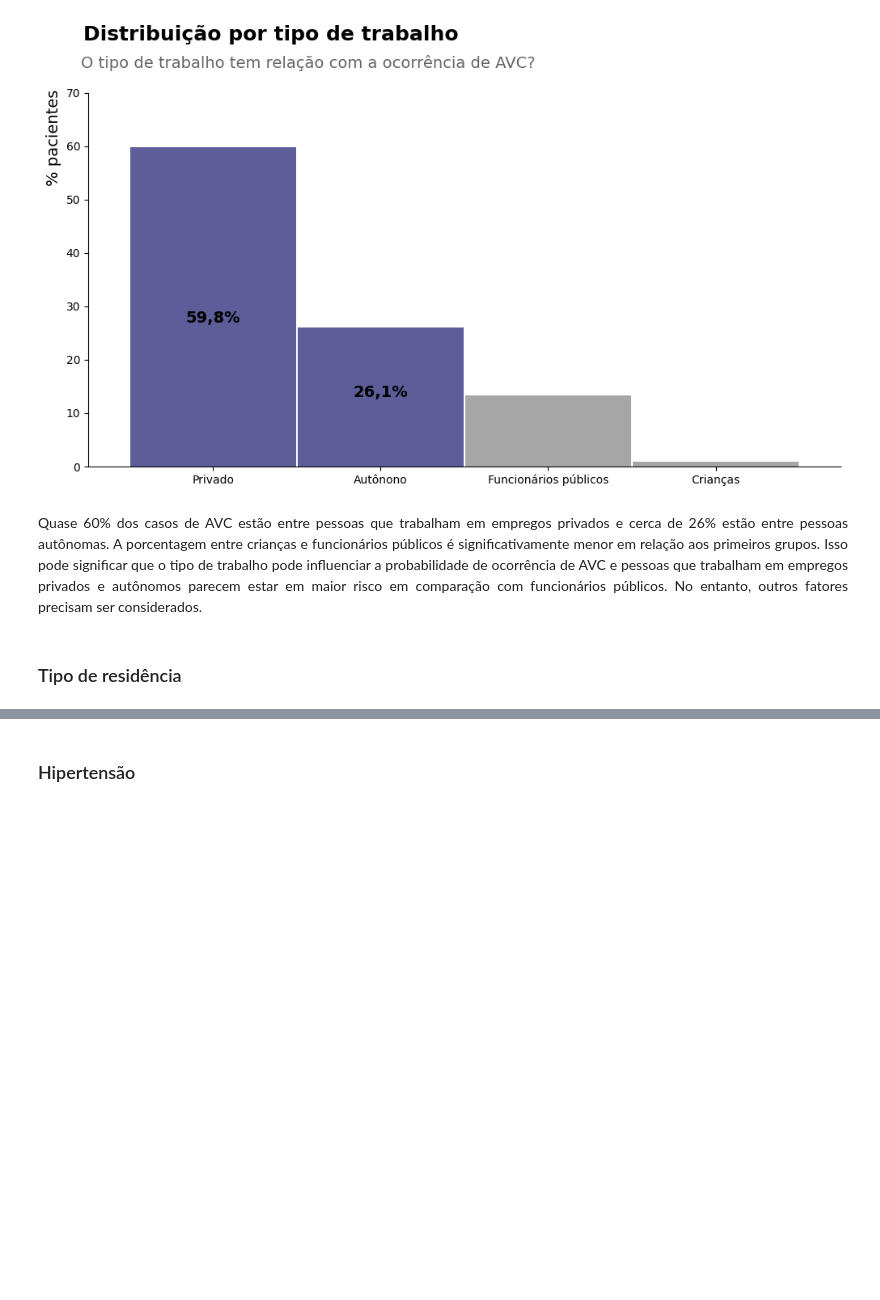
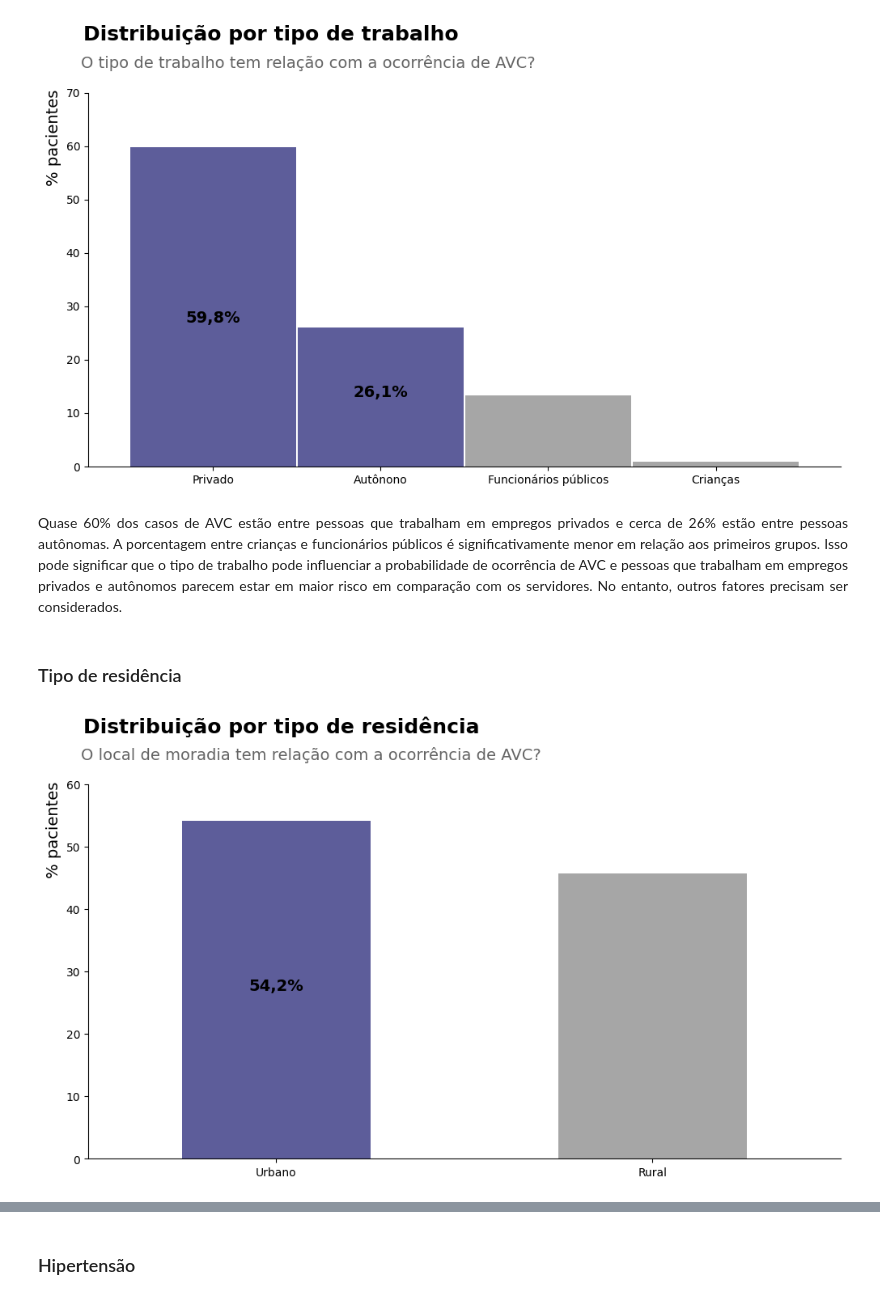
Before and after one commit to LilianeAquino/projeto_ML_coders_2023, a Jupyter notebook: binary_classification_stroke.ipynb, the cells around one changed output, grey strips where cells are left out. Drawn from its saved outputs; the diff is of its cells as text; code cells hidden in the pictures; blank space fills up the shorter version.

```diff
--- a/binary_classification_stroke.ipynb
+++ b/binary_classification_stroke.ipynb
@@ -343,6 +345,24 @@ plt.show()
 # %% [output]
 [figure]
 # %% [markdown]
-<p style='text-align: justify;'><font size=3.>Quase 60% dos casos de AVC estão entre pessoas que trabalham em empregos privados e cerca de 26% estão entre pessoas autônomas. A porcentagem entre crianças e funcionários públicos é significativamente menor em relação aos primeiros grupos. Isso pode significar que o tipo de trabalho pode influenciar a probabilidade de ocorrência de AVC e pessoas que trabalham em empregos privados e autônomos parecem estar em maior risco em comparação com funcionários públicos. No entanto, outros fatores precisam ser considerados.</font></p>
+<p style='text-align: justify;'><font size=3.>Quase 60% dos casos de AVC estão entre pessoas que trabalham em empregos privados e cerca de 26% estão entre pessoas autônomas. A porcentagem entre crianças e funcionários públicos é significativamente menor em relação aos primeiros grupos. Isso pode significar que o tipo de trabalho pode influenciar a probabilidade de ocorrência de AVC e pessoas que trabalham em empregos privados e autônomos parecem estar em maior risco em comparação com os servidores. No entanto, outros fatores precisam ser considerados.</font></p>
 # %% [markdown]
 ### Tipo de residência
+# %%
+suptitle = 'Distribuição por tipo de residência'
+title = 'O local de moradia tem relação com a ocorrência de AVC?'
+colors=['#191970', '#808080']
+
+dist_freq = (avc['Residence_type'].value_counts(normalize=True)*100).round(2).reset_index()
+dist_freq['Residence_type'].plot.bar(width=0.5, alpha=0.7, figsize=(12, 6), rot=False, color=colors).spines[['top', 'right']].set_visible(False)
+
+plt.suptitle(suptitle, fontsize=18, y=1.02, horizontalalignment='left', x=0.12, color='black', weight='bold')
+plt.title(title, fontsize=14, color='#646464', y=1.05, loc='left', x=-0.01)
+plt.ylabel('% pacientes', fontsize=14, horizontalalignment='left', y=0.75)
+plt.ylim(0, 60)
+plt.grid(False)
+plt.text(0, 27, '54,2%', fontsize=14, weight='bold', horizontalalignment='center')
+plt.gca().set_xticklabels(['Urbano', 'Rural'])
+plt.show()
+# %% [output]
+[figure, added]
```
Also changed, not shown: parts of 34 cells of this notebook.
